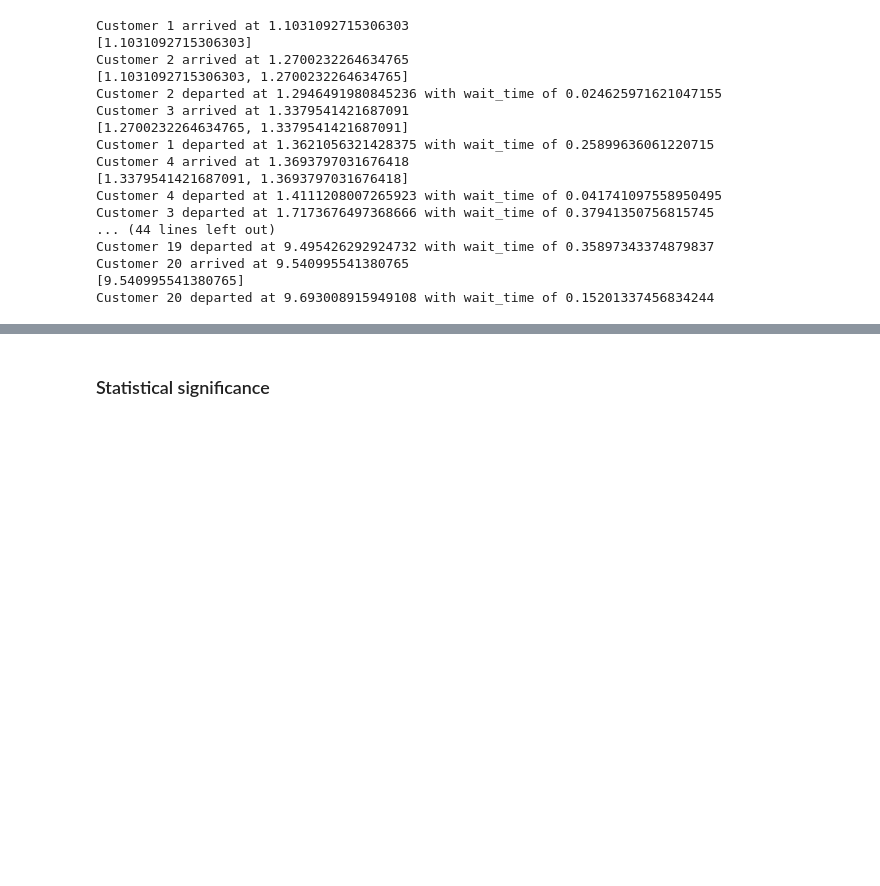
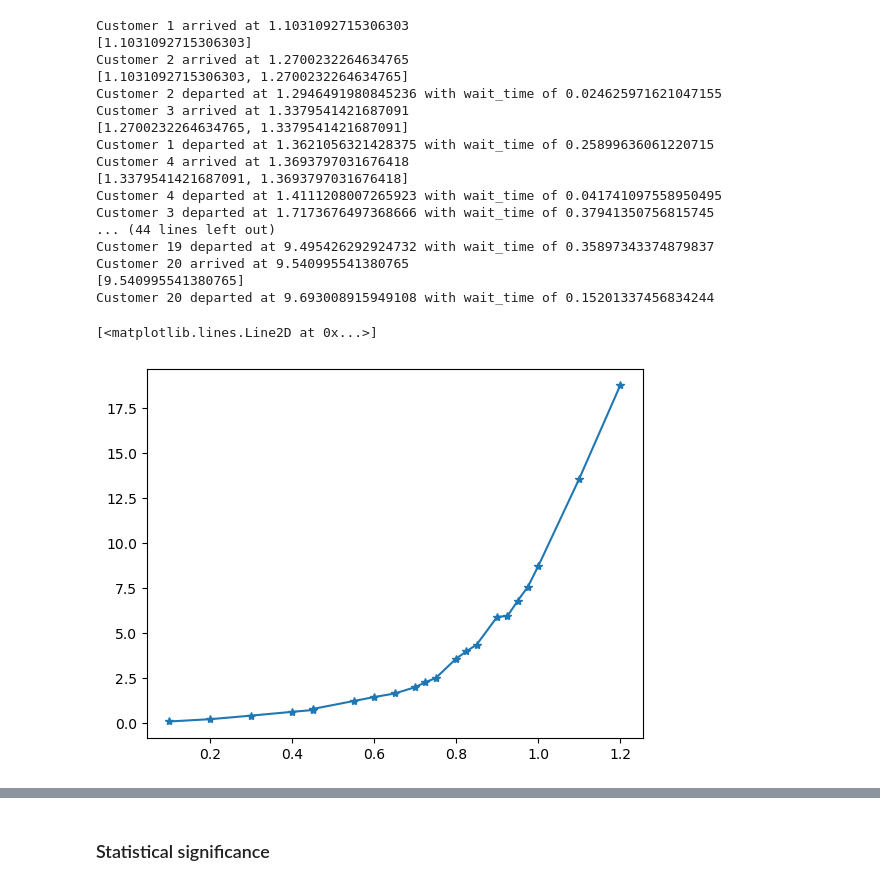
Before and after one commit to gajera-divya/Stochastic_simulations, a Jupyter notebook: SS_Kenia_Divya_Thomas_Assignment2.ipynb, the cells around one changed output, grey strips where cells are left out. Cells and saved outputs as stored; diff of their text form; code cells hidden in the pictures; blank space fills up the shorter version.

Commit message:
Added Graphs for Avg waiting time

```diff
--- a/SS_Kenia_Divya_Thomas_Assignment2.ipynb
+++ b/SS_Kenia_Divya_Thomas_Assignment2.ipynb
@@ -191,13 +190,4 @@ class Queue:
         #self.write_run_results()
-# %%
-with open("trial_results.csv", "w") as f:
-    writer = csv.writer(f, delimiter=",")
-    column_headers = ["Run", "Mean Queue Time"]
-    writer.writerow(column_headers)
-
-for run in range(g.number_of_runs):
-    mu_queue_model = Queue(run, "MDn")
-    mu_queue_model.run()
 # %%
 def calculate_CI(data):
 
@@ -206,7 +196,32 @@ def calculate_CI(data):
     CI = (x_bar - (1.96*sigma/np.sqrt(data.shape[0])), x_bar + (1.96*sigma/np.sqrt(data.shape[0])))
 
     return CI
+# %%
+def estimate_waiting_times(type_queue, RHO, MU, n):
+
+    mean_queue = []
+    mean_sojourn = []
+    mean_service = []
+    for rho in RHO:
+        temp_mean_queue_run = []
+        temp_sj = []
+        temp_serice = []
+        g.arrival_rate = MU*rho
+        g.service_rate = MU
+        g.number_of_servers = n
+        g.number_of_runs = 100
+        for run in range(g.number_of_runs):
+            queue_model = Queue(run, type_queue)
+            queue_model.run()
+            temp_mean_queue_run.append(queue_model.mean_queue_time)
+            temp_sj.append(queue_model.mean_system_time)
+            temp_serice.append(queue_model.mean_service_time)
+        mean_queue.append(np.array(temp_mean_queue_run).mean(axis=0))
+        mean_sojourn.append(np.array(temp_sj).mean(axis = 0))
+        mean_service.append(np.array(temp_serice).mean(axis=0))
+
+    return mean_queue, mean_sojourn, mean_service
 # %%
-MU = 1
-RHO = [0.1, 0.2, 0.3, 0.4, 0.5, 0.6, 0.7, 0.8, 0.9, 0.91, 0.92, 0.93,0.94, 0.95, 0.96, 0.97, 0.98, 0.99, 1.0, 1.1, 1.2, 1.3, 1.4, 1.5]
-#simtimes = [5, 10, 25, 50, 100, 150, 500, 1000]
+MU = 4
+RHO = [0.1, 0.2,0.3, 0.4, 0.45, 0.45, 0.55, 0.6, 0.65,0.7,0.725, 0.75, 0.8,0.825, 0.85, 0.9, 0.925,0.95, 0.975,1.0, 1.1,1.2]
+num_sim = [5, 10, 25, 50, 100, 150, 500, 1000]
@@ -226,0 +228,7 @@ for rho in RHO:
+# %%
+est_mean, est_sojourn, est_service = estimate_waiting_times("MMn", RHO, MU, 1)
+# %%
+plt.plot(RHO, np.array(est_mean), "*-")
+# %% [output]
+[<matplotlib.lines.Line2D at 0x...>]
+[figure, added]
```
Also changed, not shown: parts of 6 cells of this notebook.
